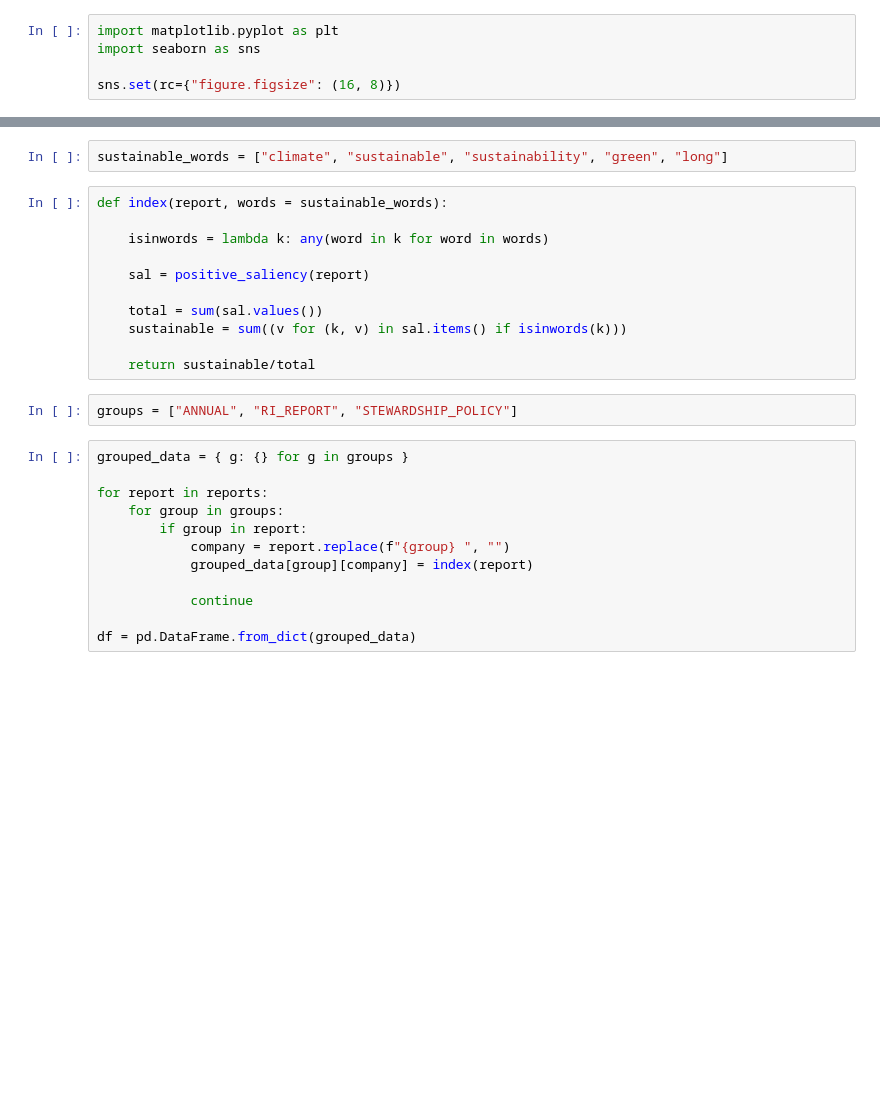
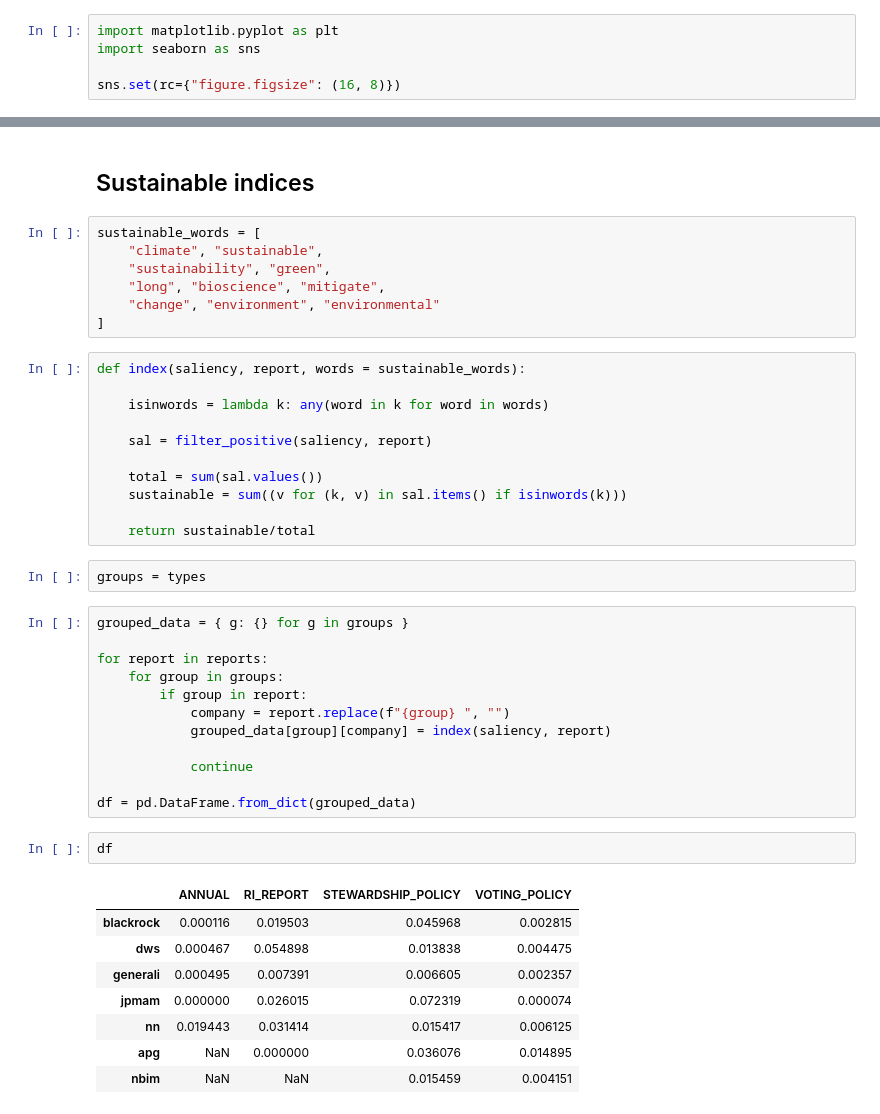
Before and after one commit to NoFishLikeIan/nlp-financial-env, a Jupyter notebook: saliency.ipynb, the cells around one changed output, grey strips where cells are left out. Drawn from its saved outputs; the diff is of its cells as text; blank space fills up the shorter version.

```diff
--- a/saliency.ipynb
+++ b/saliency.ipynb
@@ -19,18 +73,25 @@ def positive_saliency(report):
+# %% [markdown]
+## Sustainable indices
 # %%
-sustainable_words = ["climate", "sustainable", "sustainability", "green", "long"]
+sustainable_words = [
+    "climate", "sustainable",
+    "sustainability", "green",
+    "long", "bioscience", "mitigate",
+    "change", "environment", "environmental"
+]
 # %%
-def index(report, words = sustainable_words):
+def index(saliency, report, words = sustainable_words):
 
     isinwords = lambda k: any(word in k for word in words)
 
-    sal = positive_saliency(report)
+    sal = filter_positive(saliency, report)
 
     total = sum(sal.values())
     sustainable = sum((v for (k, v) in sal.items() if isinwords(k)))
 
     return sustainable/total
-# %%
-groups = ["ANNUAL", "RI_REPORT", "STEWARDSHIP_POLICY"]
+# %%
+groups = types
 # %%
 grouped_data = { g: {} for g in groups }
 
@@ -38,11 +99,22 @@ for report in reports:
     for group in groups:
         if group in report:
             company = report.replace(f"{group} ", "")
-            grouped_data[group][company] = index(report)
+            grouped_data[group][company] = index(saliency, report)
 
             continue
 
 df = pd.DataFrame.from_dict(grouped_data)
+# %%
+df
+# %% [output]
+|  | ANNUAL | RI_REPORT | STEWARDSHIP_POLICY | VOTING_POLICY |
+| blackrock | 0.000116 | 0.019503 | 0.045968 | 0.002815 |
+| dws | 0.000467 | 0.054898 | 0.013838 | 0.004475 |
+| generali | 0.000495 | 0.007391 | 0.006605 | 0.002357 |
+| jpmam | 0.000000 | 0.026015 | 0.072319 | 0.000074 |
+| nn | 0.019443 | 0.031414 | 0.015417 | 0.006125 |
+| apg | NaN | 0.000000 | 0.036076 | 0.014895 |
+| nbim | NaN | NaN | 0.015459 | 0.004151 |
 # %%
 fig, ax = plt.subplots(dpi = 500)
 df.T.plot.bar(rot=0, ax=ax)
```
Also changed, not shown: parts of 10 cells of this notebook, 1 other file.
